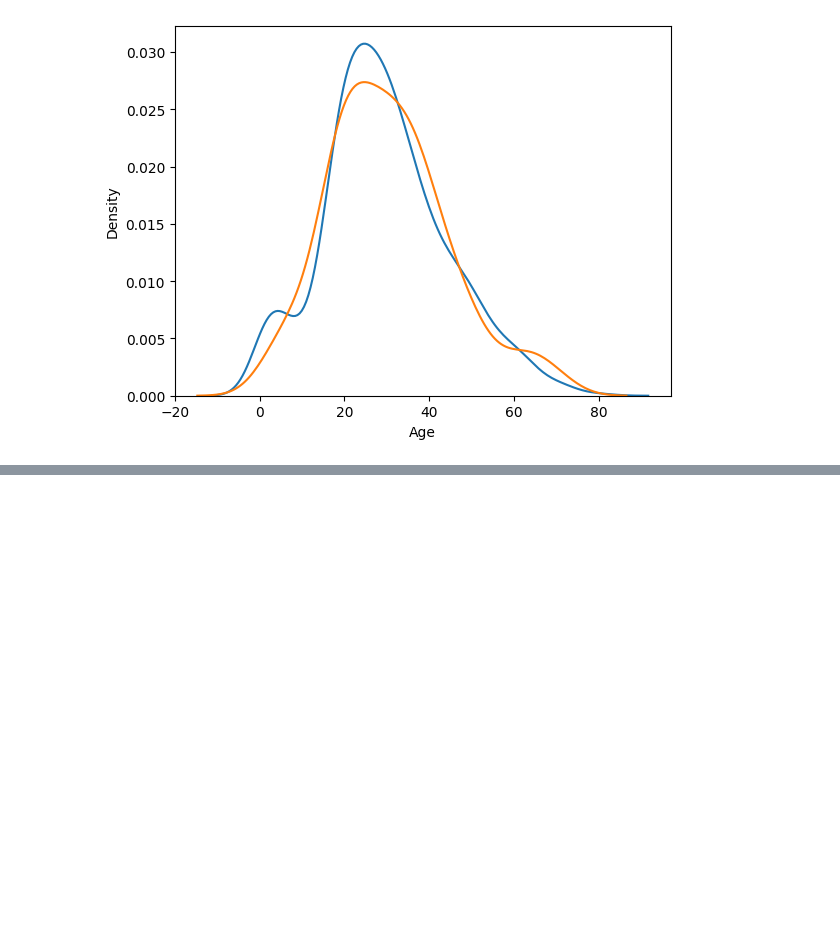
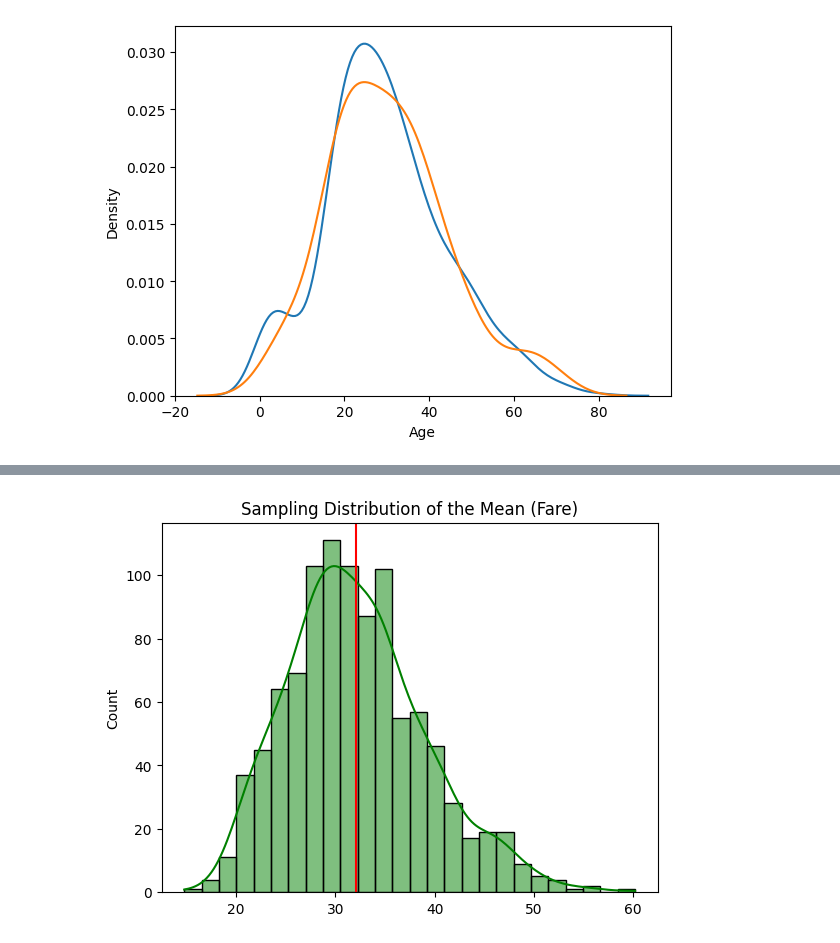
Before and after one commit to AdityaUjjawalThakur/NumPy, a Jupyter notebook: stats.ipynb, the cells around one changed output, grey strips where cells are left out. Cells and saved outputs as stored; diff of their text form; code cells hidden in the pictures; blank space fills up the shorter version.

Commit message:
sampling ditribution and estimation

```diff
--- a/stats.ipynb
+++ b/stats.ipynb
@@ -386,0 +421,38 @@ sample_mean_age 30.46167701863354
+# %%
+# 3. Sampling Distributions
+# When analyzing a huge dataset or an entire population is difficult (due to size, cost, time, etc.), we can:
+# Take a random sample of fixed size
+# Calculate statistics like mean, median, etc.
+# Repeat this process many times
+# he distribution of those statistics is called a sampling distribution
+# And thanks to the Central Limit Theorem, this sampling distribution:
+# Becomes normally distributed (even if the original data is not)
+# Allows us to estimate and make inferences about the population
+# CENTRAL LIMIT THEOREM
+# Even if the original data is not normally distributed,
+# The distribution of sample means (i.e., the sampling distribution) will become normal,
+# As long as:
+# Samples are random and independent
+# Sample size is reasonably large (n ≥ 30 is a good rule of thumb)
+# A normal distribution lets us:
+# Use the mean confidently (it's stable and predictable)
+# Calculate probabilities easily (empirical rule, z-scores)
+samples_means=[]
+for _   in range(1000):
+    sample=df["Fare"].dropna().sample(n=50,replace=True)
+    samples_means.append(sample.mean())
+sns.histplot(data=samples_means,kde=True,color="green")
+plt.axvline(np.mean(samples_means),color="red",label="mean of sample")
+plt.title("Sampling Distribution of the Mean (Fare)")
+plt.show()
+# How Clt helps
+# inference statistics is all about making prediction about the population based on sample dataset thanks to clt which tells that if we do sampling
+# distribution n numner of times gives n is significant enough even if sample is normal distributed evenetual sample will becomes normal distributed
+# which makes the analysis relaible like mean becomes more accurate
+# Thanks to CLT, we can:
+# Use small samples from large datasets
+# Model probabilities and outcomes
+# Run machine learning validations, A/B tests, and predictions
+# Build models using techniques that assume normality (like Naive Bayes, linear regression)
+# %% [output]
+[figure, added]
```
Also changed, not shown: parts of 4 cells of this notebook.
